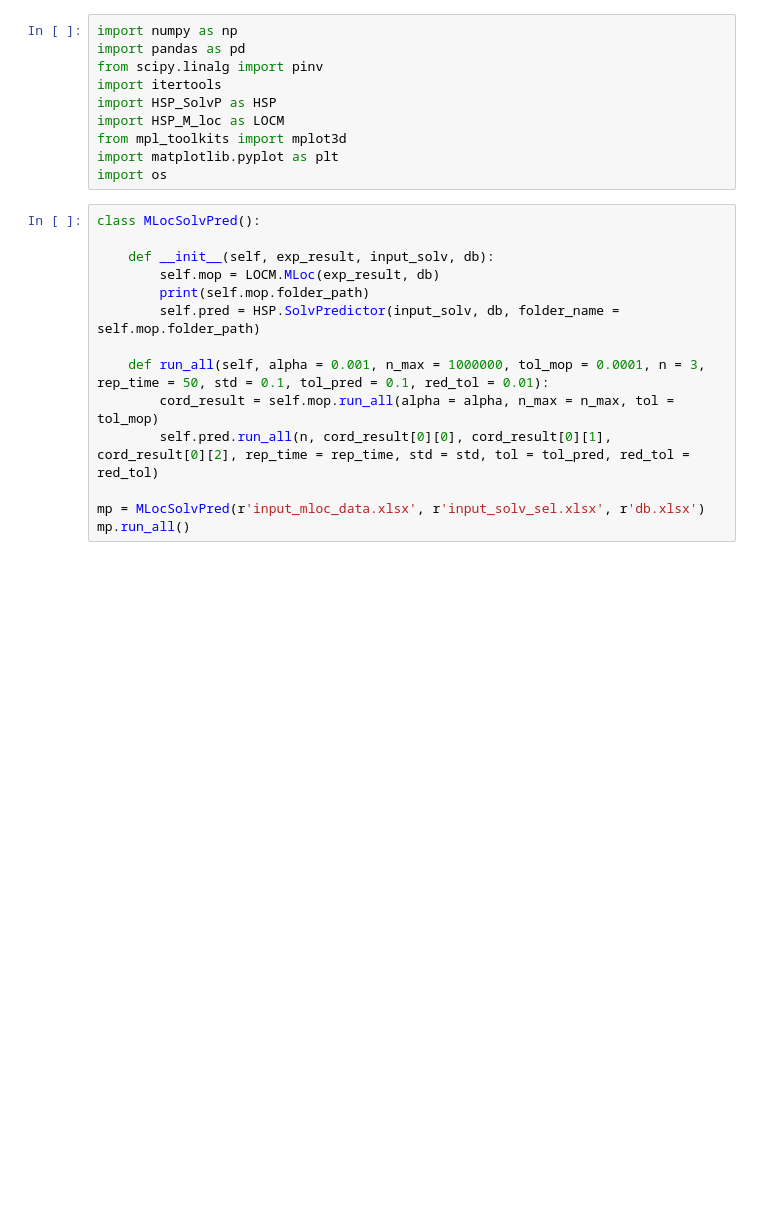
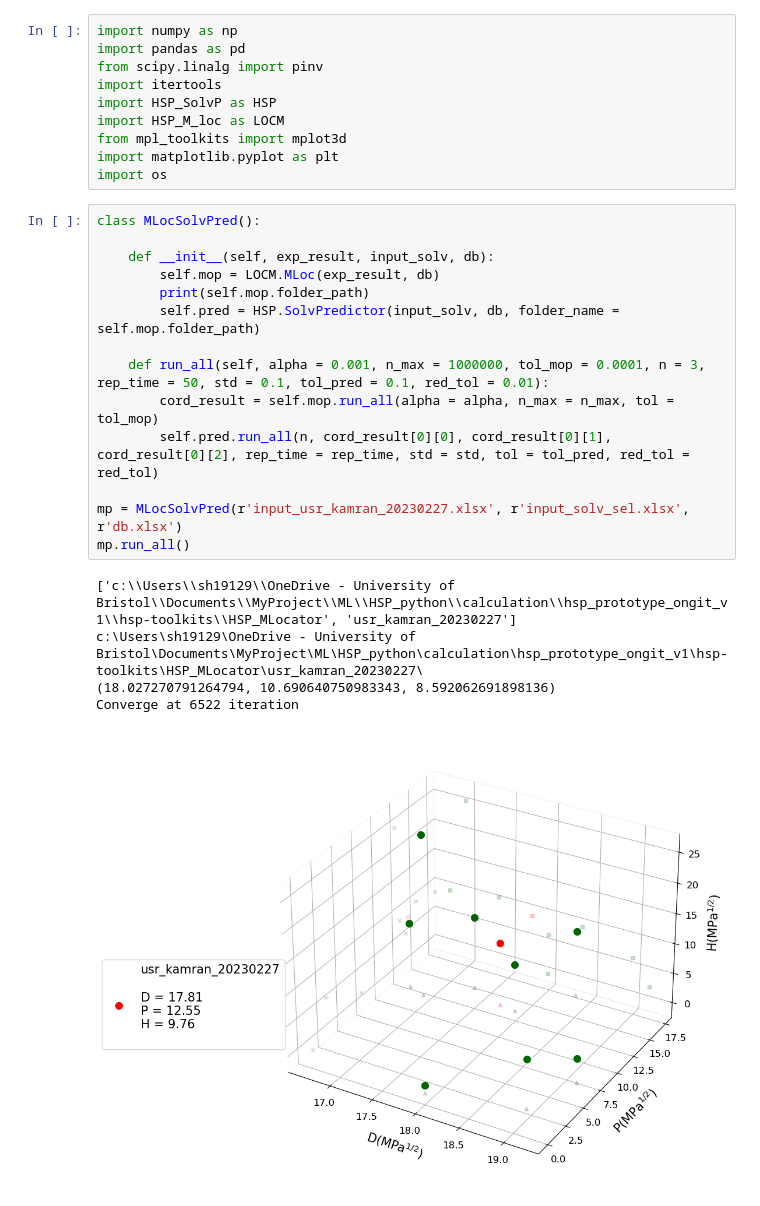
Before and after one commit to xueannafang/hsp_toolkit_prototype, a Jupyter notebook: HSP_MLocator/M_loc_class.ipynb, the cells around one changed output. Saved outputs shown, nothing was run; the diff lists cells and outputs as text; blank space fills up the shorter version.

```diff
--- a/HSP_MLocator/M_loc_class.ipynb
+++ b/HSP_MLocator/M_loc_class.ipynb
@@ -11,14 +11,20 @@ import os
 # %%
 class MLocSolvPred():
 
     def __init__(self, exp_result, input_solv, db):
         self.mop = LOCM.MLoc(exp_result, db)
         print(self.mop.folder_path)
         self.pred = HSP.SolvPredictor(input_solv, db, folder_name = self.mop.folder_path)
 
     def run_all(self, alpha = 0.001, n_max = 1000000, tol_mop = 0.0001, n = 3, rep_time = 50, std = 0.1, tol_pred = 0.1, red_tol = 0.01):
         cord_result = self.mop.run_all(alpha = alpha, n_max = n_max, tol = tol_mop)
         self.pred.run_all(n, cord_result[0][0], cord_result[0][1], cord_result[0][2], rep_time = rep_time, std = std, tol = tol_pred, red_tol = red_tol)
 
-mp = MLocSolvPred(r'input_mloc_data.xlsx', r'input_solv_sel.xlsx', r'db.xlsx')
+mp = MLocSolvPred(r'input_usr_kamran_20230227.xlsx', r'input_solv_sel.xlsx', r'db.xlsx')
 mp.run_all()
+# %% [output]
+['c:\\Users\\sh19129\\OneDrive - University of Bristol\\Documents\\MyProject\\ML\\HSP_python\\calculation\\hsp_prototype_ongit_v1\\hsp-toolkits\\HSP_MLocator', 'usr_kamran_20230227']
+c:\Users\sh19129\OneDrive - University of Bristol\Documents\MyProject\ML\HSP_python\calculation\hsp_prototype_ongit_v1\hsp-toolkits\HSP_MLocator\usr_kamran_20230227\
+(18.027270791264794, 10.690640750983343, 8.592062691898136)
+Converge at 6522 iteration
+[figure, added]
```
